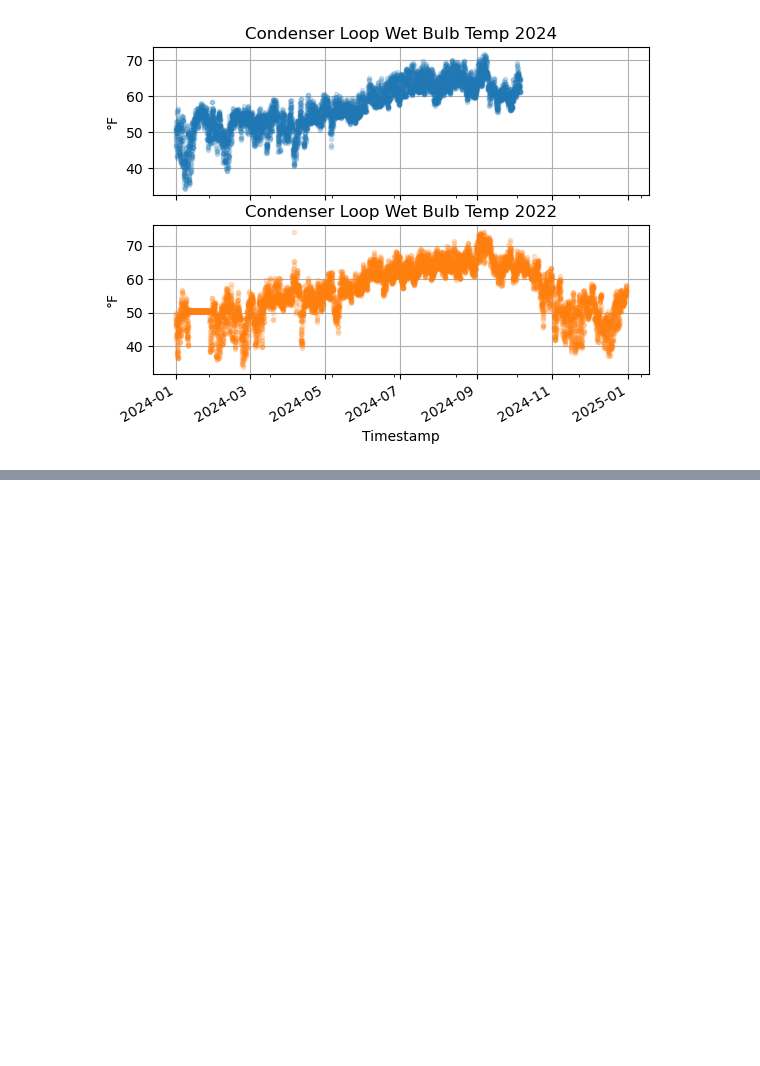
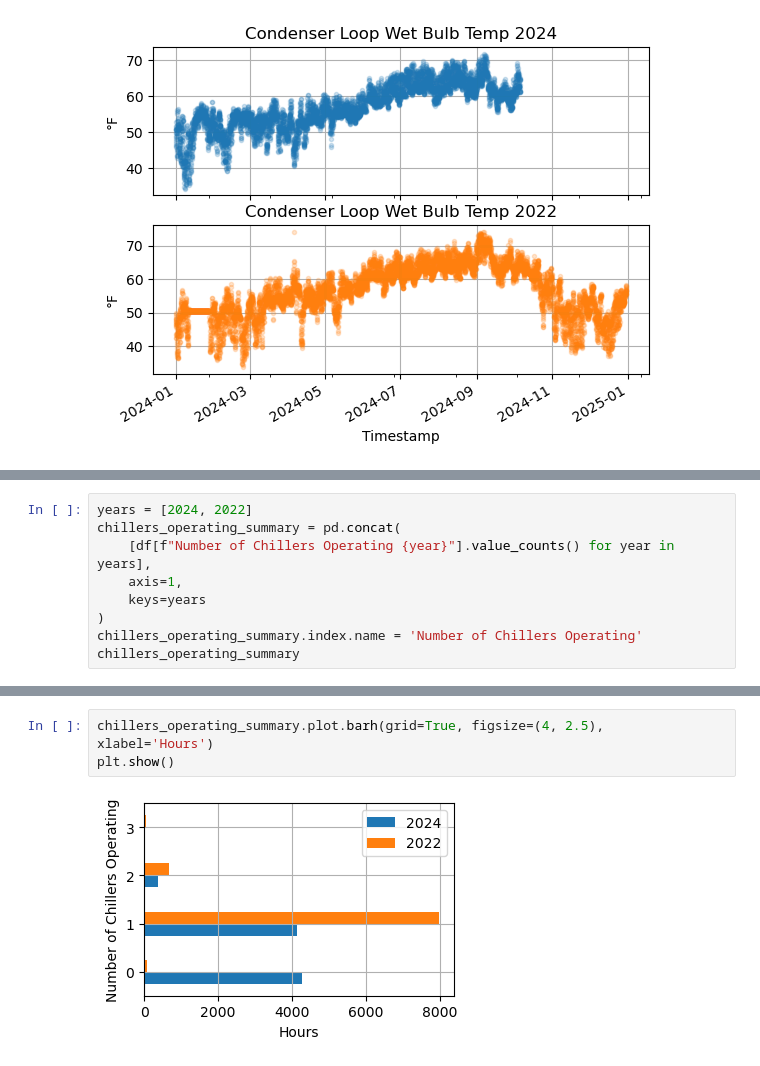
Before and after one commit to billtubbs/district-energy-systems, a Jupyter notebook: CSUDH/2-preliminary-data-analysis.ipynb, the cells around one changed output, grey strips where cells are left out. Drawn from its saved outputs; the diff is of its cells as text; blank space fills up the shorter version.

```diff
--- a/CSUDH/data-preparation.ipynb
+++ b/CSUDH/2-preliminary-data-analysis.ipynb
@@ -480,0 +350,9 @@ for chiller in chiller_efficiency_cols:
+# %%
+years = [2024, 2022]
+chillers_operating_summary = pd.concat(
+    [df[f"Number of Chillers Operating {year}"].value_counts() for year in years],
+    axis=1,
+    keys=years
+)
+chillers_operating_summary.index.name = 'Number of Chillers Operating'
+chillers_operating_summary
@@ -480,0 +366,5 @@ for chiller in chiller_efficiency_cols:
+# %%
+chillers_operating_summary.plot.barh(grid=True, figsize=(4, 2.5), xlabel='Hours')
+plt.show()
+# %% [output]
+[figure, added]
```
Also changed, not shown: parts of 31 cells of this notebook, 1 other file.
